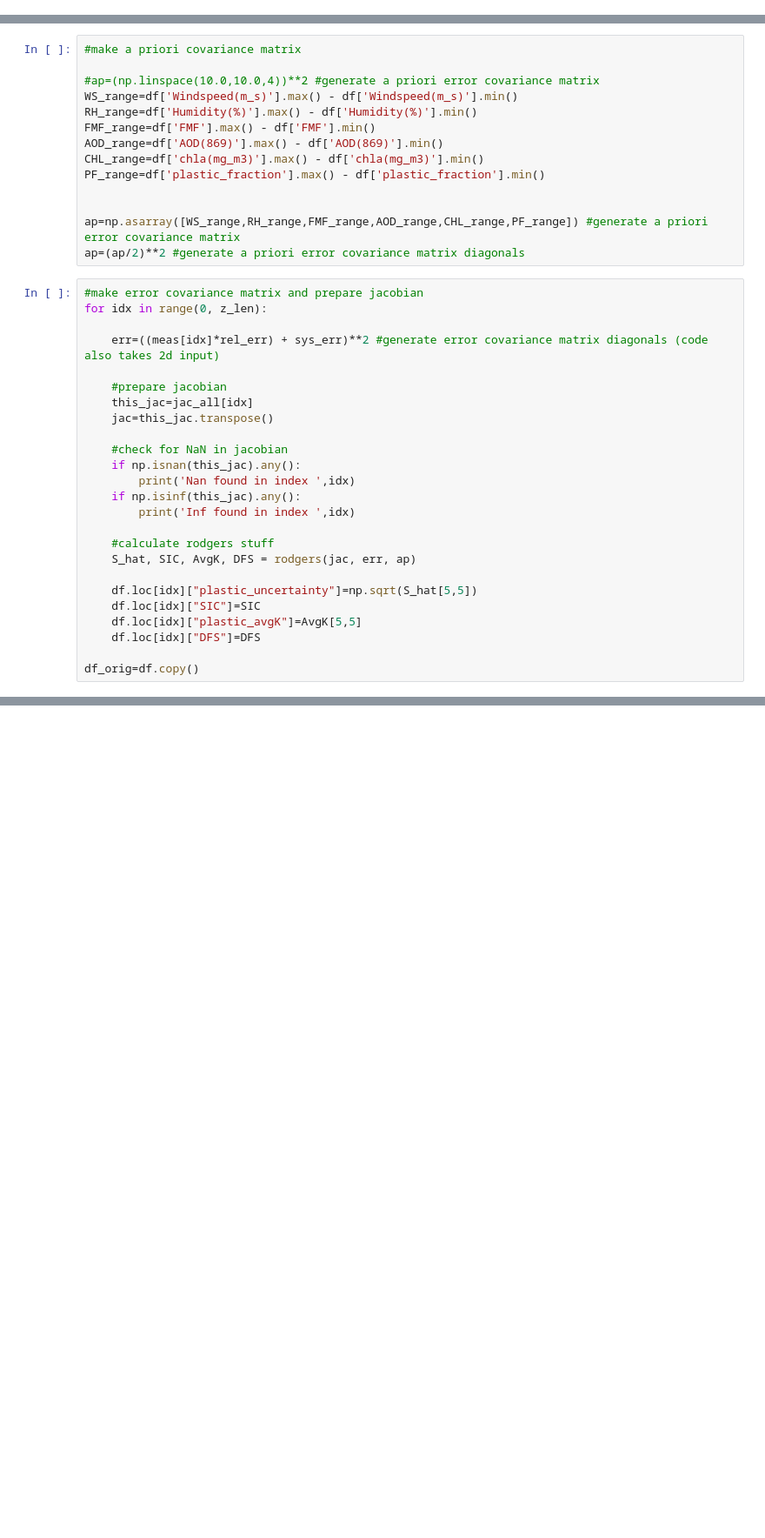
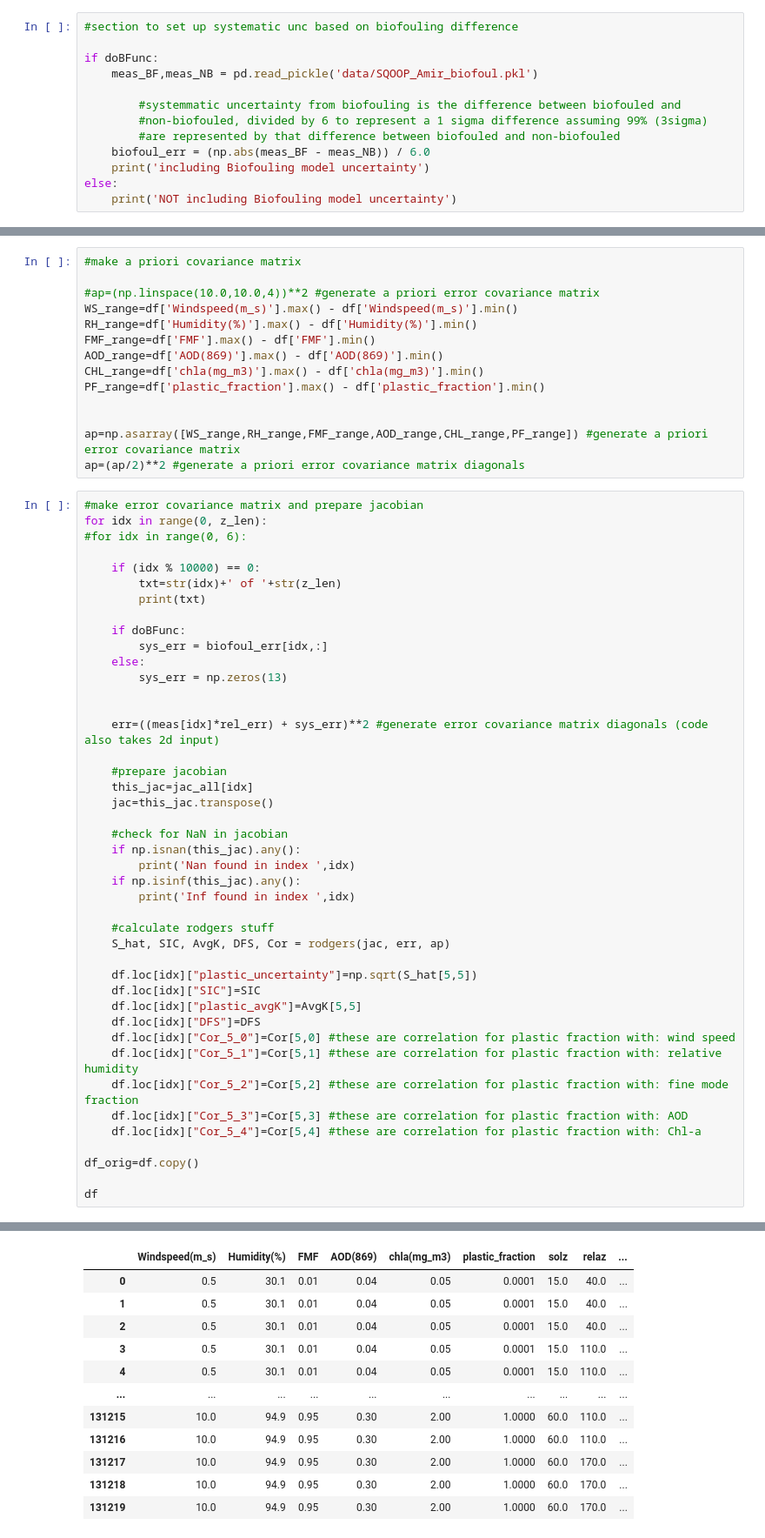
Before and after one commit to knobelsp/SQOOP, a Jupyter notebook: SQOOP_RodgersICA_Amir.ipynb, the cells around one changed output, grey strips where cells are left out. Shown at 87% size. Drawn from its saved outputs; the diff is of its cells as text; blank space fills up the shorter version.

```diff
--- a/SQOOP_RodgersICA_Amir.ipynb
+++ b/SQOOP_RodgersICA_Amir.ipynb
@@ -261,0 +272,13 @@ outname='data/SQOOP_Amir_v4'
+# %%
+#section to set up systematic unc based on biofouling difference
+
+if doBFunc:
+    meas_BF,meas_NB = pd.read_pickle('data/SQOOP_Amir_biofoul.pkl')
+
+        #systemmatic uncertainty from biofouling is the difference between biofouled and
+        #non-biofouled, divided by 6 to represent a 1 sigma difference assuming 99% (3sigma)
+        #are represented by that difference between biofouled and non-biofouled
+    biofoul_err = (np.abs(meas_BF - meas_NB)) / 6.0
+    print('including Biofouling model uncertainty')
+else:
+    print('NOT including Biofouling model uncertainty')
@@ -308,6 +338,17 @@ ap=(ap/2)**2 #generate a priori error covariance matrix diagonals
 # %%
 #make error covariance matrix and prepare jacobian
 for idx in range(0, z_len):
+#for idx in range(0, 6):
+
+    if (idx % 10000) == 0:
+        txt=str(idx)+' of '+str(z_len)
+        print(txt)
+
+    if doBFunc:
+        sys_err = biofoul_err[idx,:]
+    else:
+        sys_err = np.zeros(13)
+
 
     err=((meas[idx]*rel_err) + sys_err)**2 #generate error covariance matrix diagonals (code also takes 2d input)
 
@@ -322,11 +363,19 @@ for idx in range(0, z_len):
         print('Inf found in index ',idx)
 
     #calculate rodgers stuff
-    S_hat, SIC, AvgK, DFS = rodgers(jac, err, ap)
+    S_hat, SIC, AvgK, DFS, Cor = rodgers(jac, err, ap)
 
     df.loc[idx]["plastic_uncertainty"]=np.sqrt(S_hat[5,5])
     df.loc[idx]["SIC"]=SIC
     df.loc[idx]["plastic_avgK"]=AvgK[5,5]
     df.loc[idx]["DFS"]=DFS
+    df.loc[idx]["Cor_5_0"]=Cor[5,0] #these are correlation for plastic fraction with: wind speed
+    df.loc[idx]["Cor_5_1"]=Cor[5,1] #these are correlation for plastic fraction with: relative humidity
+    df.loc[idx]["Cor_5_2"]=Cor[5,2] #these are correlation for plastic fraction with: fine mode fraction
+    df.loc[idx]["Cor_5_3"]=Cor[5,3] #these are correlation for plastic fraction with: AOD
+    df.loc[idx]["Cor_5_4"]=Cor[5,4] #these are correlation for plastic fraction with: Chl-a
 
 df_orig=df.copy()
+
+df
+# %% [output]
@@ -332,0 +396,12 @@ df_orig=df.copy()
+|  | Windspeed(m_s) | Humidity(%) | FMF | AOD(869) | chla(mg_m3) | plastic_fraction | solz | relaz | ... |
+| 0 | 0.5 | 30.1 | 0.01 | 0.04 | 0.05 | 0.0001 | 15.0 | 40.0 | ... |
+| 1 | 0.5 | 30.1 | 0.01 | 0.04 | 0.05 | 0.0001 | 15.0 | 40.0 | ... |
+| 2 | 0.5 | 30.1 | 0.01 | 0.04 | 0.05 | 0.0001 | 15.0 | 40.0 | ... |
+| 3 | 0.5 | 30.1 | 0.01 | 0.04 | 0.05 | 0.0001 | 15.0 | 110.0 | ... |
+| 4 | 0.5 | 30.1 | 0.01 | 0.04 | 0.05 | 0.0001 | 15.0 | 110.0 | ... |
+| ... | ... | ... | ... | ... | ... | ... | ... | ... | ... |
+| 131215 | 10.0 | 94.9 | 0.95 | 0.30 | 2.00 | 1.0000 | 60.0 | 110.0 | ... |
+| 131216 | 10.0 | 94.9 | 0.95 | 0.30 | 2.00 | 1.0000 | 60.0 | 110.0 | ... |
+| 131217 | 10.0 | 94.9 | 0.95 | 0.30 | 2.00 | 1.0000 | 60.0 | 170.0 | ... |
+| 131218 | 10.0 | 94.9 | 0.95 | 0.30 | 2.00 | 1.0000 | 60.0 | 170.0 | ... |
+| 131219 | 10.0 | 94.9 | 0.95 | 0.30 | 2.00 | 1.0000 | 60.0 | 170.0 | ... |
```
Also changed, not shown: parts of 6 cells of this notebook, 1 other file.
